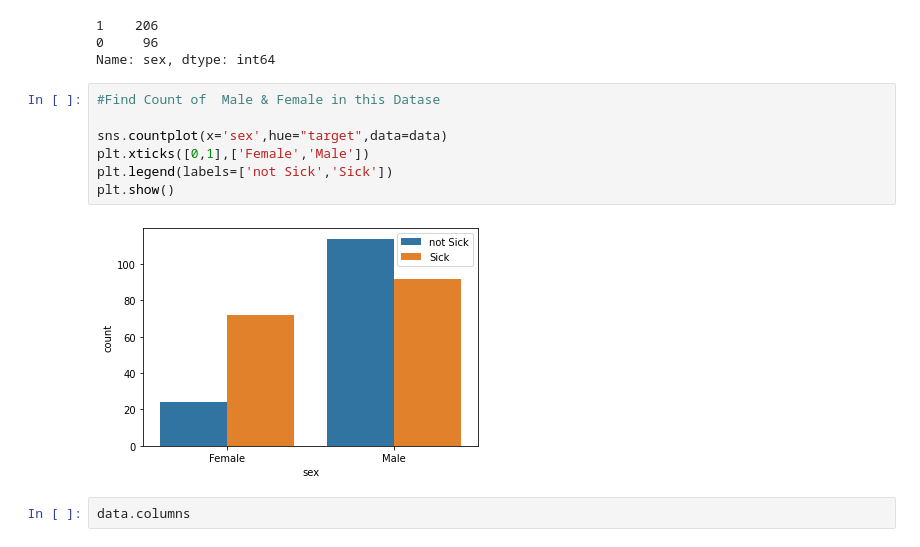
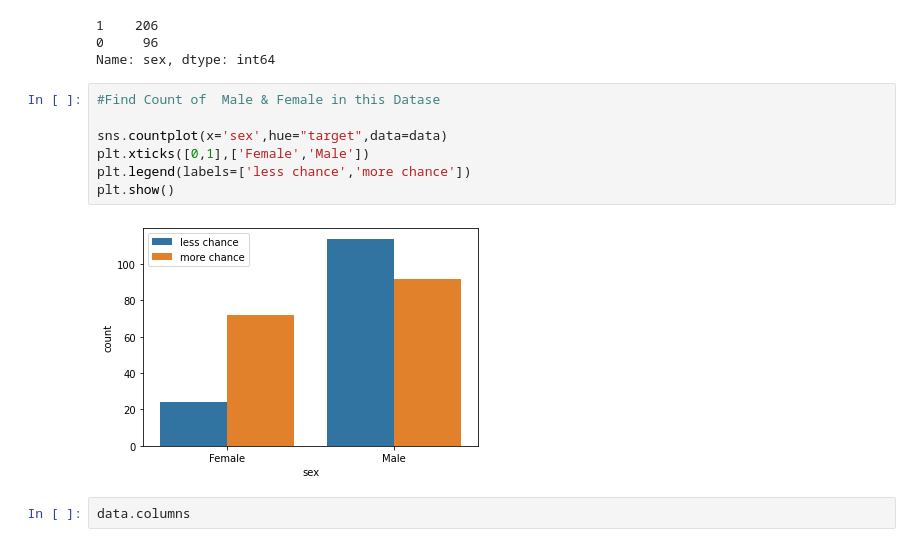
Before and after one commit to ammar064/Heart_Disease, a Jupyter notebook: heart-disease.ipynb, the cells around one changed output. Drawn from its saved outputs; the diff is of its cells as text.

```diff
--- a/heart-disease.ipynb
+++ b/heart-disease.ipynb
@@ -191,12 +188,12 @@ Name: sex, dtype: int64
 # %%
 #Find Count of  Male & Female in this Datase
 
 sns.countplot(x='sex',hue="target",data=data)
 plt.xticks([0,1],['Female','Male'])
-plt.legend(labels=['not Sick','Sick'])
+plt.legend(labels=['less chance','more chance'])
 plt.show()
 # %% [output]
-[figure, old version]
+[figure, new version]
 # %%
 data.columns
 # %% [output]
```
Also changed, not shown: parts of 50 cells of this notebook.
